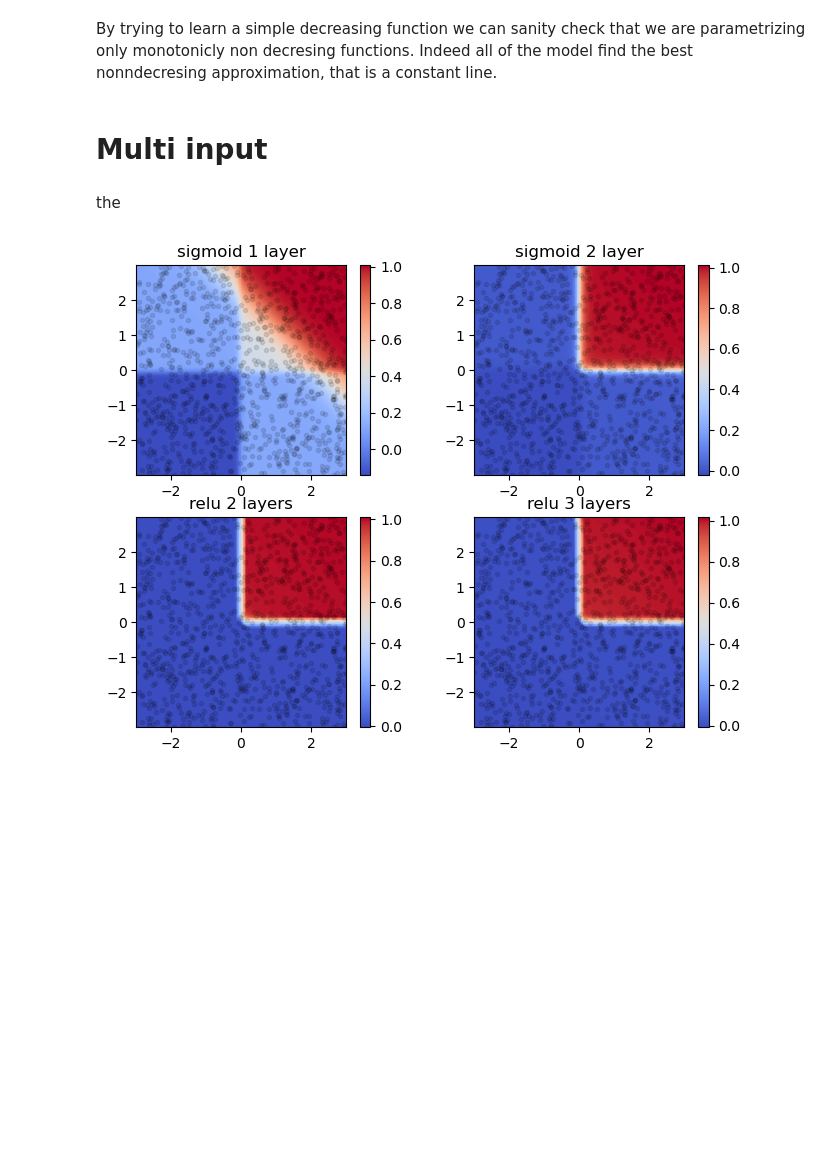
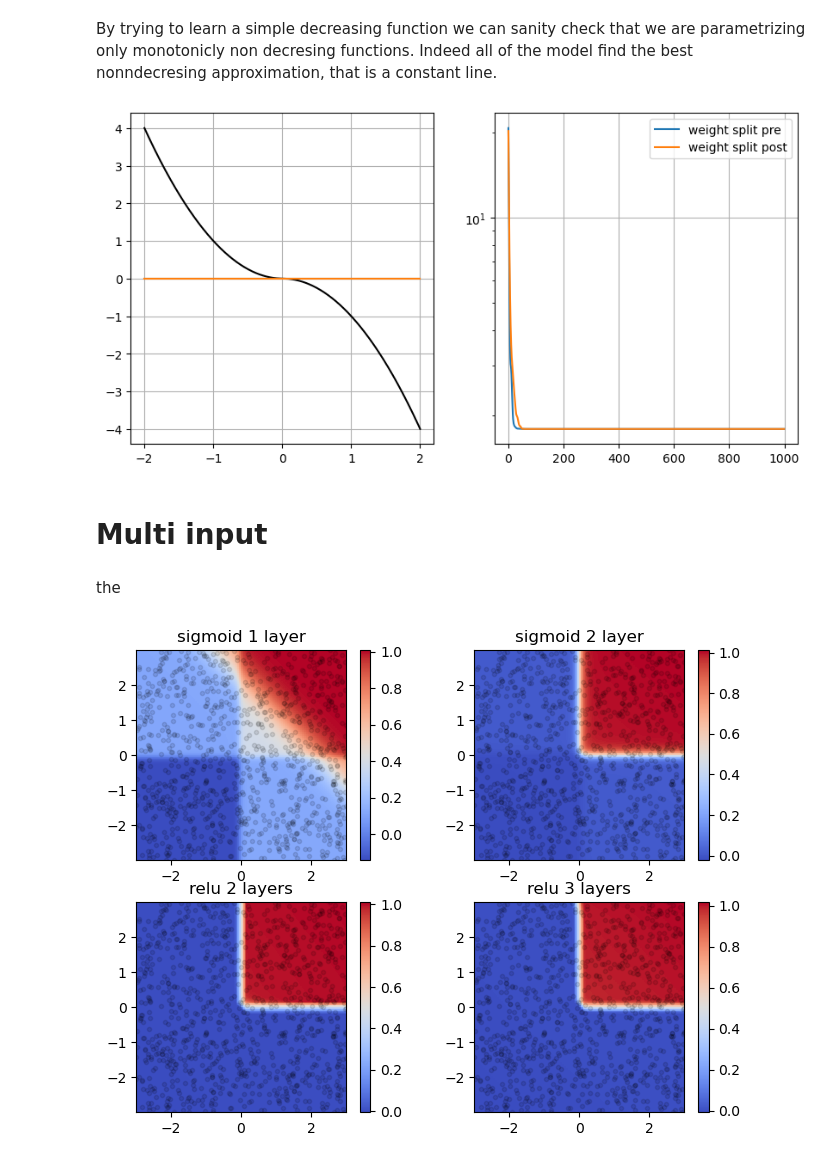
Before and after one commit to davidesartor/inverseCDF, a Jupyter notebook: diary.ipynb, the cells around one changed output. Cells and saved outputs as stored; diff of their text form; code cells hidden in the pictures; blank space fills up the shorter version.

```diff
--- a/diary.ipynb
+++ b/diary.ipynb
@@ -178,7 +191,9 @@ run_test(models, "hard1d", lr=0.003, max_steps=10000);
 # %% [markdown]
 By trying to learn a simple decreasing function we can sanity check that we are parametrizing only monotonicly non decresing functions. Indeed all of the model find the best nonndecresing approximation, that is a constant line.
 # %%
-run_test(models, "decreasing", lr=0.003, max_steps=10000);
+run_test(models, "decreasing", lr=0.003, max_steps=1000);
+# %% [output]
+[figure, added]
 # %% [markdown]
 # Multi input
 # %% [markdown]
```
Also changed, not shown: parts of 3 cells of this notebook, 10 other files.
